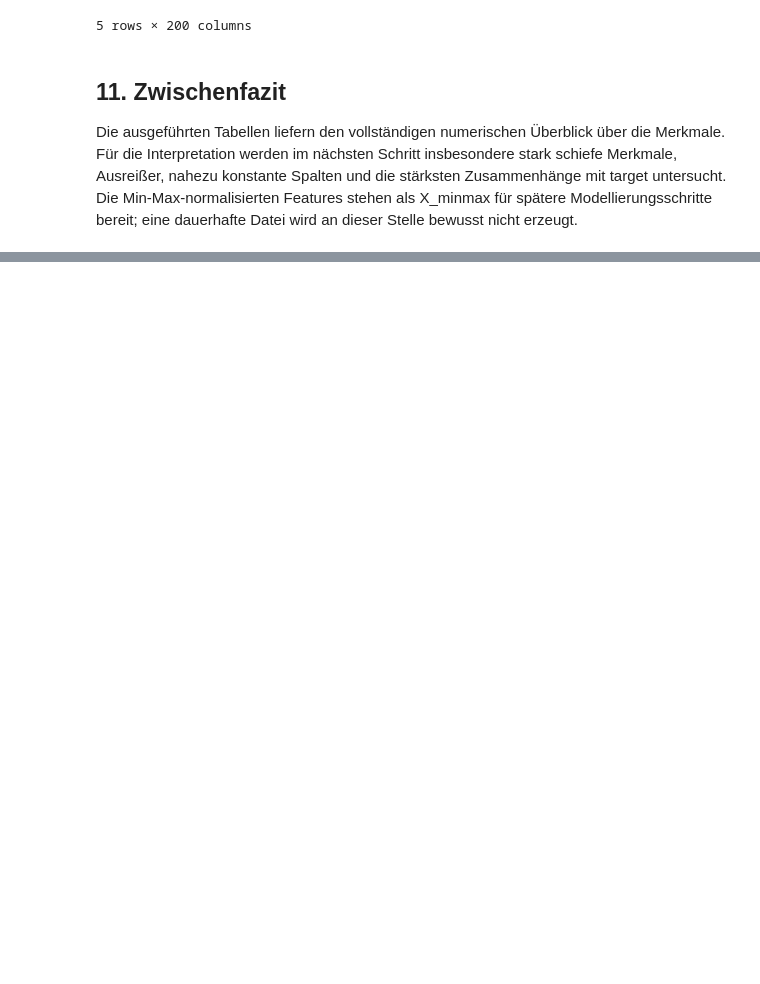
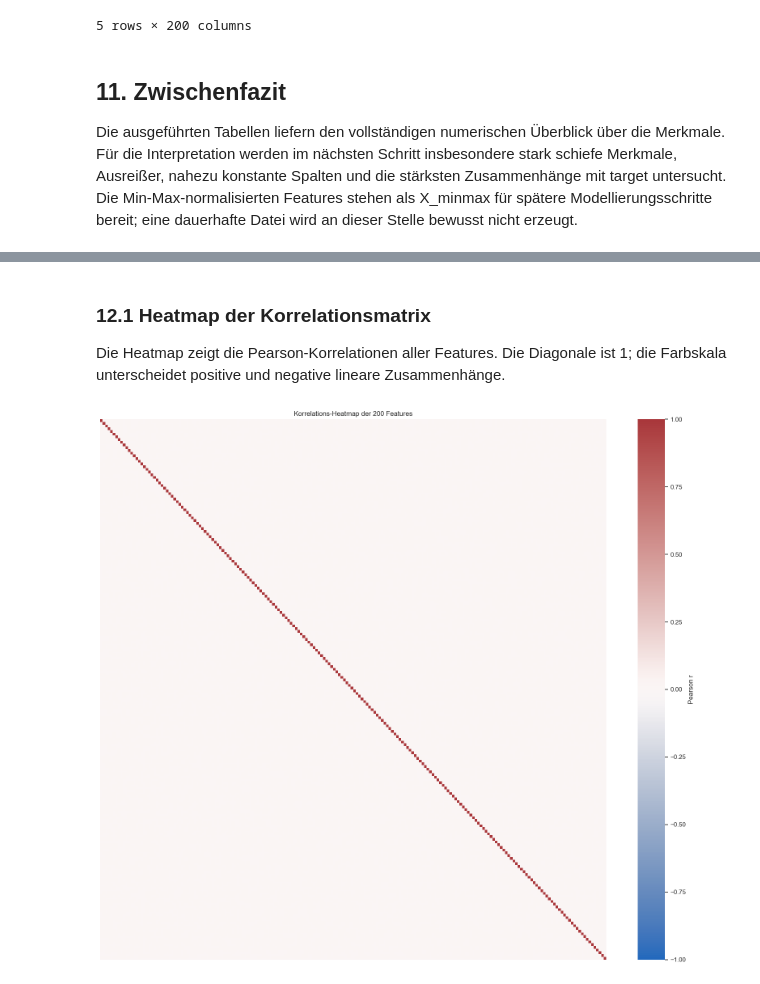
Before and after one commit to Cypshu/ADA_Project, a Jupyter notebook: Cyp/EDA/01_Datensatz_Einfuehrung.ipynb, the cells around one changed output, grey strips where cells are left out. Cells and saved outputs as stored; diff of their text form; code cells hidden in the pictures; blank space fills up the shorter version.

Commit message:
Add EDA visualizations and clustering

```diff
--- a/Cyp/EDA/01_Datensatz_Einfuehrung.ipynb
+++ b/Cyp/EDA/01_Datensatz_Einfuehrung.ipynb
@@ -392,0 +399,28 @@ bereit; eine dauerhafte Datei wird an dieser Stelle bewusst nicht erzeugt.
+# %%
+import matplotlib.pyplot as plt
+import seaborn as sns
+from scipy import stats
+from sklearn.cluster import DBSCAN, KMeans
+from sklearn.decomposition import PCA
+from sklearn.manifold import TSNE
+from sklearn.metrics import adjusted_rand_score, normalized_mutual_info_score
+from sklearn.preprocessing import StandardScaler
+
+ASSET_PATH = Path("assets")
+ASSET_PATH.mkdir(exist_ok=True)
+sns.set_theme(style="whitegrid", context="notebook")
+# %% [markdown]
+### 12.1 Heatmap der Korrelationsmatrix
+
+Die Heatmap zeigt die Pearson-Korrelationen aller Features. Die Diagonale ist 1; die
+Farbskala unterscheidet positive und negative lineare Zusammenhänge.
+# %%
+fig, ax = plt.subplots(figsize=(16, 14))
+sns.heatmap(correlation_matrix.loc[feature_columns, feature_columns], cmap="vlag", center=0,
+            vmin=-1, vmax=1, xticklabels=False, yticklabels=False, ax=ax, cbar_kws={"label": "Pearson r"})
+ax.set_title("Korrelations-Heatmap der 200 Features")
+fig.tight_layout()
+fig.savefig(ASSET_PATH / "korrelations_heatmap.png", dpi=150, bbox_inches="tight")
+plt.show()
+# %% [output]
+[figure, added]
```
Also changed, not shown: parts of 10 cells of this notebook, 8 other files.
